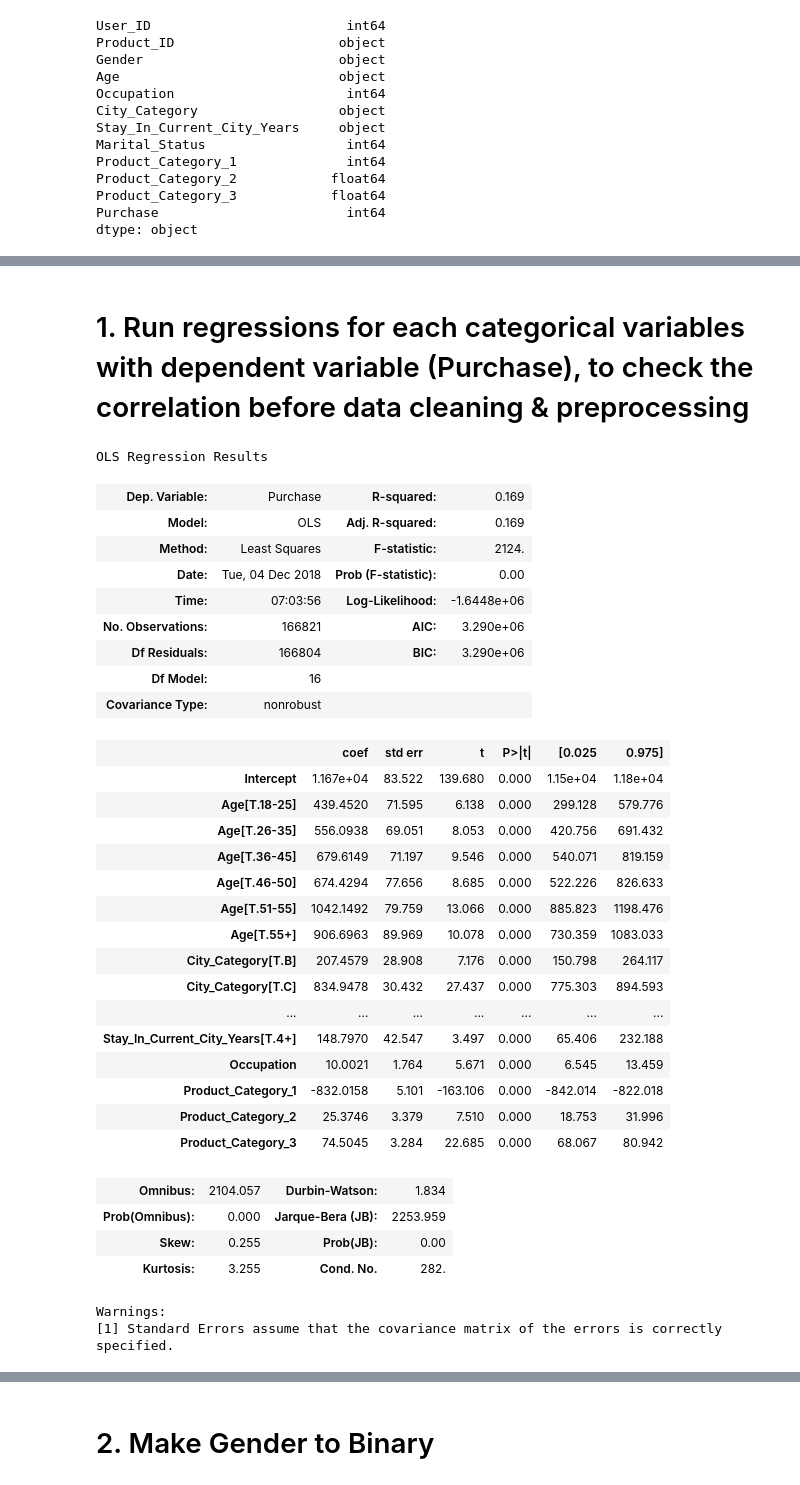
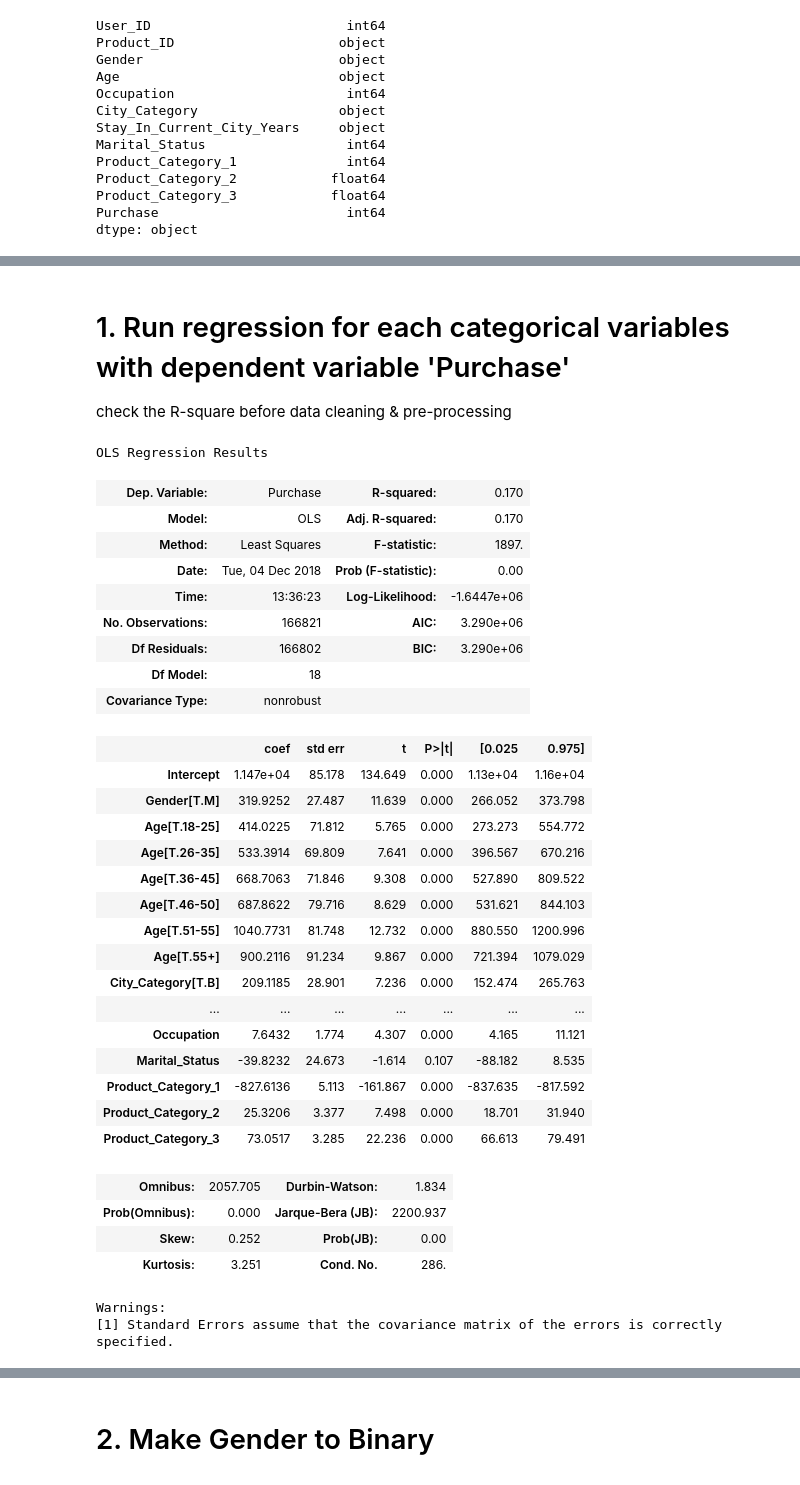
Before and after one commit to michliu1212/DataAnalyticsProject, a Jupyter notebook: Groupproject_new.ipynb, the cells around one changed output, grey strips where cells are left out. Drawn from its saved outputs; the diff is of its cells as text; code cells hidden in the pictures.

```diff
--- a/Groupproject_new.ipynb
+++ b/Groupproject_new.ipynb
@@ -114,41 +131,43 @@ dtype: object
 # %% [markdown]
-# 1. Run regressions for each categorical variables with dependent variable (Purchase), to check the correlation before data cleaning & preprocessing
+# 1. Run regression for each categorical variables with dependent variable 'Purchase' <br />
+check the R-square before data cleaning & pre-processing
 # %%
-# for all categorical variables
-df_lr = ols('Purchase ~ Age + City_Category + Occupation + Stay_In_Current_City_Years + Product_Category_1 + Product_Category_2 + Product_Category_3', data=df).fit()
+# Check R-square for all categorical variables
+df_lr = ols('Purchase ~ Gender + Age + City_Category + Occupation + Stay_In_Current_City_Years + Marital_Status + Product_Category_1 + Product_Category_2 + Product_Category_3', data=df).fit()
 df_lr.summary()
-# R-square = 0.154
+
+# R-square = 0.170
 # %% [output]
 OLS Regression Results
-| Dep. Variable: | Purchase | R-squared: | 0.169 |
-| Model: | OLS | Adj. R-squared: | 0.169 |
-| Method: | Least Squares | F-statistic: | 2124. |
+| Dep. Variable: | Purchase | R-squared: | 0.170 |
+| Model: | OLS | Adj. R-squared: | 0.170 |
+| Method: | Least Squares | F-statistic: | 1897. |
 | Date: | Tue, 04 Dec 2018 | Prob (F-statistic): | 0.00 |
-| Time: | 07:03:56 | Log-Likelihood: | -1.6448e+06 |
+| Time: | 13:36:23 | Log-Likelihood: | -1.6447e+06 |
 | No. Observations: | 166821 | AIC: | 3.290e+06 |
-| Df Residuals: | 166804 | BIC: | 3.290e+06 |
-| Df Model: | 16 |  |  |
+| Df Residuals: | 166802 | BIC: | 3.290e+06 |
+| Df Model: | 18 |  |  |
 | Covariance Type: | nonrobust |  |  |
 |  | coef | std err | t | P>|t| | [0.025 | 0.975] |
-| Intercept | 1.167e+04 | 83.522 | 139.680 | 0.000 | 1.15e+04 | 1.18e+04 |
-| Age[T.18-25] | 439.4520 | 71.595 | 6.138 | 0.000 | 299.128 | 579.776 |
-| Age[T.26-35] | 556.0938 | 69.051 | 8.053 | 0.000 | 420.756 | 691.432 |
-| Age[T.36-45] | 679.6149 | 71.197 | 9.546 | 0.000 | 540.071 | 819.159 |
-| Age[T.46-50] | 674.4294 | 77.656 | 8.685 | 0.000 | 522.226 | 826.633 |
-| Age[T.51-55] | 1042.1492 | 79.759 | 13.066 | 0.000 | 885.823 | 1198.476 |
-| Age[T.55+] | 906.6963 | 89.969 | 10.078 | 0.000 | 730.359 | 1083.033 |
-| City_Category[T.B] | 207.4579 | 28.908 | 7.176 | 0.000 | 150.798 | 264.117 |
-| City_Category[T.C] | 834.9478 | 30.432 | 27.437 | 0.000 | 775.303 | 894.593 |
+| Intercept | 1.147e+04 | 85.178 | 134.649 | 0.000 | 1.13e+04 | 1.16e+04 |
+| Gender[T.M] | 319.9252 | 27.487 | 11.639 | 0.000 | 266.052 | 373.798 |
+| Age[T.18-25] | 414.0225 | 71.812 | 5.765 | 0.000 | 273.273 | 554.772 |
+| Age[T.26-35] | 533.3914 | 69.809 | 7.641 | 0.000 | 396.567 | 670.216 |
+| Age[T.36-45] | 668.7063 | 71.846 | 9.308 | 0.000 | 527.890 | 809.522 |
+| Age[T.46-50] | 687.8622 | 79.716 | 8.629 | 0.000 | 531.621 | 844.103 |
+| Age[T.51-55] | 1040.7731 | 81.748 | 12.732 | 0.000 | 880.550 | 1200.996 |
+| Age[T.55+] | 900.2116 | 91.234 | 9.867 | 0.000 | 721.394 | 1079.029 |
+| City_Category[T.B] | 209.1185 | 28.901 | 7.236 | 0.000 | 152.474 | 265.763 |
 | ... | ... | ... | ... | ... | ... | ... |
-| Stay_In_Current_City_Years[T.4+] | 148.7970 | 42.547 | 3.497 | 0.000 | 65.406 | 232.188 |
-| Occupation | 10.0021 | 1.764 | 5.671 | 0.000 | 6.545 | 13.459 |
-| Product_Category_1 | -832.0158 | 5.101 | -163.106 | 0.000 | -842.014 | -822.018 |
-| Product_Category_2 | 25.3746 | 3.379 | 7.510 | 0.000 | 18.753 | 31.996 |
-| Product_Category_3 | 74.5045 | 3.284 | 22.685 | 0.000 | 68.067 | 80.942 |
+| Occupation | 7.6432 | 1.774 | 4.307 | 0.000 | 4.165 | 11.121 |
+| Marital_Status | -39.8232 | 24.673 | -1.614 | 0.107 | -88.182 | 8.535 |
+| Product_Category_1 | -827.6136 | 5.113 | -161.867 | 0.000 | -837.635 | -817.592 |
+| Product_Category_2 | 25.3206 | 3.377 | 7.498 | 0.000 | 18.701 | 31.940 |
+| Product_Category_3 | 73.0517 | 3.285 | 22.236 | 0.000 | 66.613 | 79.491 |
-| Omnibus: | 2104.057 | Durbin-Watson: | 1.834 |
-| Prob(Omnibus): | 0.000 | Jarque-Bera (JB): | 2253.959 |
-| Skew: | 0.255 | Prob(JB): | 0.00 |
-| Kurtosis: | 3.255 | Cond. No. | 282. |
+| Omnibus: | 2057.705 | Durbin-Watson: | 1.834 |
+| Prob(Omnibus): | 0.000 | Jarque-Bera (JB): | 2200.937 |
+| Skew: | 0.252 | Prob(JB): | 0.00 |
+| Kurtosis: | 3.251 | Cond. No. | 286. |
 Warnings:
 [1] Standard Errors assume that the covariance matrix of the errors is correctly specified.
 # %%
```
Also changed, not shown: parts of 37 cells of this notebook.
